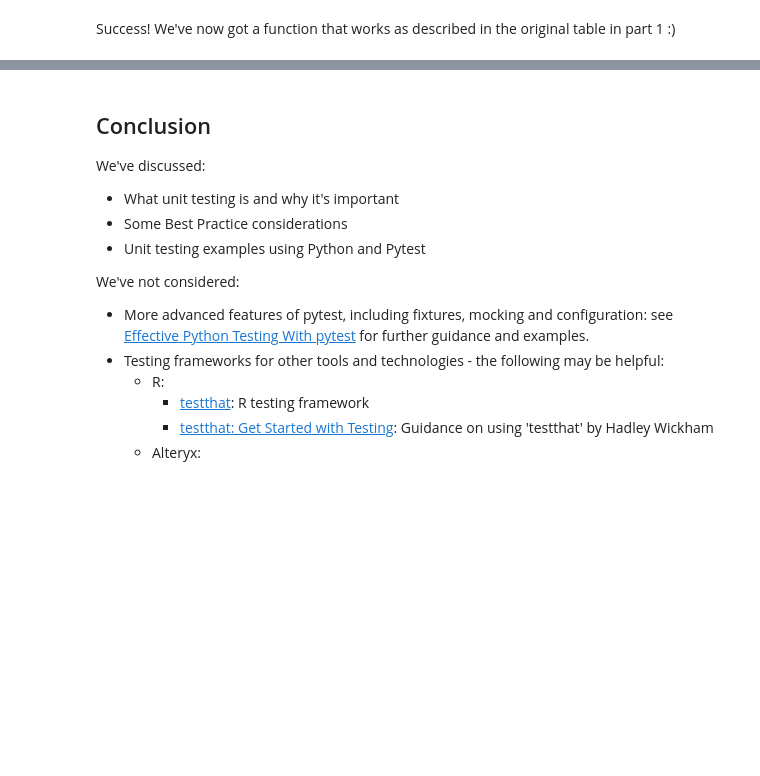
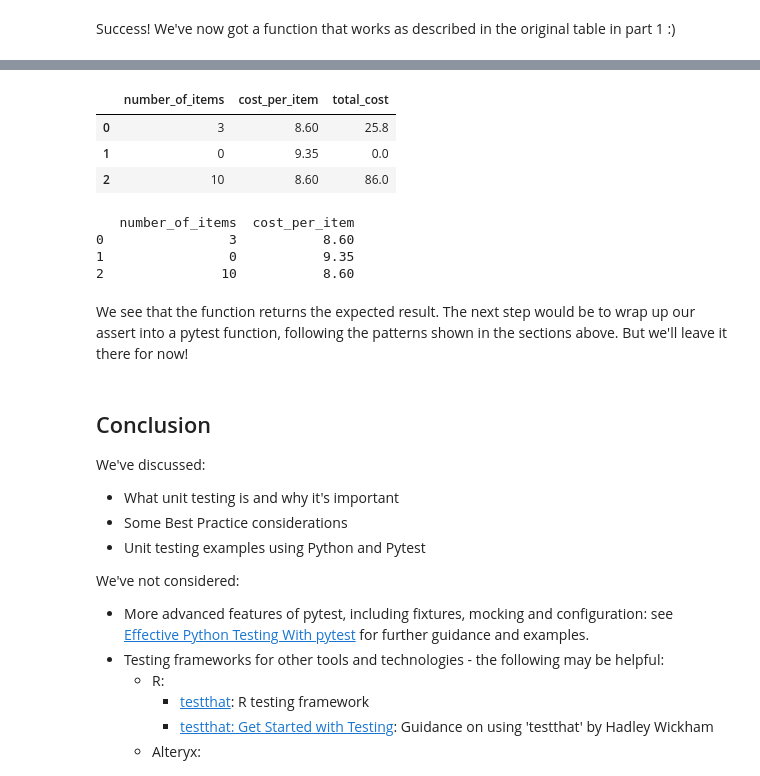
Before and after one commit to nhsbsa-data-analytics/coffee-and-coding, a Jupyter notebook: 2025-06-25 Introduction to Unit Testing in Python/2025_06_25_unit_testing_in_python.ipynb, the cells around one changed output, grey strips where cells are left out. Saved outputs shown, nothing was run; the diff lists cells and outputs as text; code cells hidden in the pictures; blank space fills up the shorter version.

Commit message:
Add bonus section on Pandas testing

```diff
--- a/2025-06-25 Introduction to Unit Testing in Python/2025_06_25_unit_testing_in_python.ipynb
+++ b/2025-06-25 Introduction to Unit Testing in Python/2025_06_25_unit_testing_in_python.ipynb
@@ -511,0 +547,24 @@ Success! We've now got a function that works as described in the original table
+# %%
+# Data we expect to see from running our calculation
+expected_data = [
+    (3, 8.6, 25.8),  # (number_of_items, cost_per_item, total_cost)
+    (0, 9.35, 0),
+    (10, 8.6, 86),
+]
+expected_columns = ["number_of_items", "cost_per_item", "total_cost"]
+df_expected = pd.DataFrame(expected_data, columns=expected_columns)
+display(df_expected)
+# %% [output]
+|  | number_of_items | cost_per_item | total_cost |
+| 0 | 3 | 8.60 | 25.8 |
+| 1 | 0 | 9.35 | 0.0 |
+| 2 | 10 | 8.60 | 86.0 |
+# %%
+# Remove the result column before inputting
+df_input = df_expected.drop(labels=["total_cost"], axis="columns")
+print(df_input)
+# %% [output]
+   number_of_items  cost_per_item
+0                3           8.60
+1                0           9.35
+2               10           8.60
@@ -512,3 +577,7 @@ Success! We've now got a function that works as described in the original table
+# %% [markdown]
+We see that the function returns the expected result.
+The next step would be to wrap up our assert into a pytest function, following the patterns shown in the sections above.
+But we'll leave it there for now!
 # %% [markdown]
 ## Conclusion
 
```
Also changed, not shown: parts of 6 cells of this notebook.
